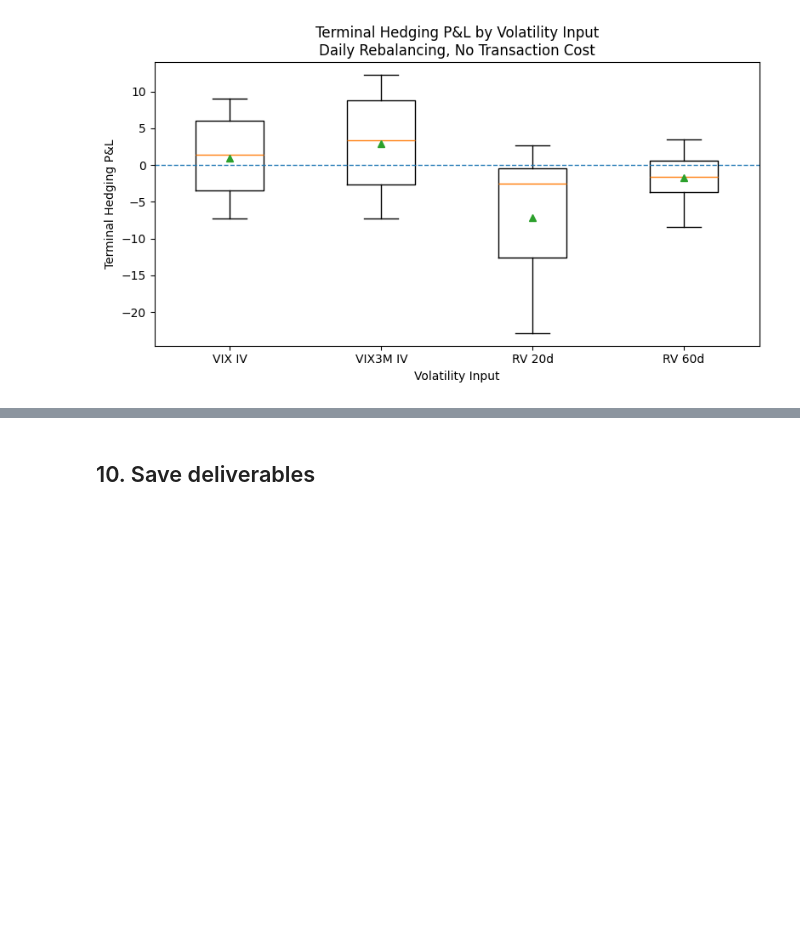
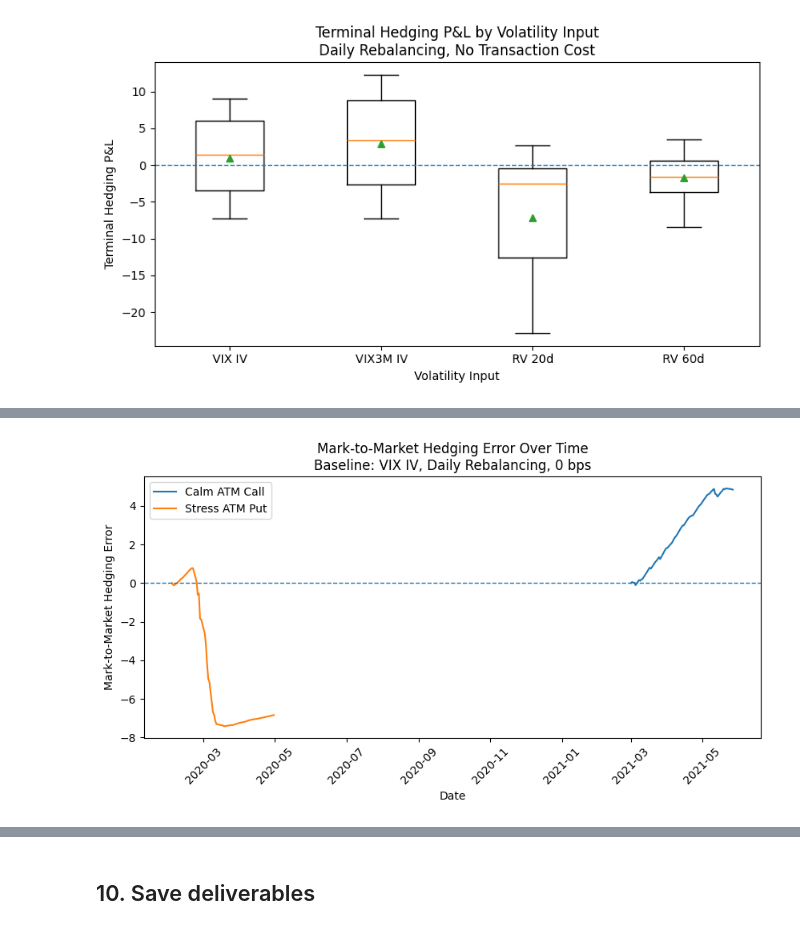
Before and after one commit to ChiiiZhanggg/5010-Project, a Jupyter notebook: black_scholes_model_UPDATED_JOB_C.ipynb, the cells around one changed output, grey strips where cells are left out. Drawn from its saved outputs; the diff is of its cells as text; code cells hidden in the pictures; blank space fills up the shorter version.

```diff
--- a/black_scholes_model_UPDATED_JOB_C.ipynb
+++ b/black_scholes_model_UPDATED_JOB_C.ipynb
@@ -1078,0 +1124,35 @@ plt.close()
+# %%
+# Supplementary Figure A1: mark-to-market hedging error over time
+import matplotlib.pyplot as plt
+
+baseline_mtm = hedge_performance_series[
+    (hedge_performance_series["row_type"] == "hedge_mark") &
+    (hedge_performance_series["vol_method"] == "iv_inception_vix") &
+    (hedge_performance_series["rebalance_frequency"] == "daily") &
+    (hedge_performance_series["transaction_cost_bps"] == 0.0)
+].copy()
+
+episode_map = {
+    "SPY_calm_C_ATM": "Calm ATM Call",
+    "SPY_stress_P_ATM": "Stress ATM Put"
+}
+
+plot_df = baseline_mtm[baseline_mtm["episode_id"].isin(episode_map.keys())].copy()
+
+plt.figure(figsize=(8.5, 4.8))
+for episode_id, label in episode_map.items():
+    sub = plot_df[plot_df["episode_id"] == episode_id].sort_values("date")
+    plt.plot(sub["date"], sub["mark_to_market_hedging_error"], label=label)
+
+plt.axhline(0, linestyle="--", linewidth=1)
+plt.title("Mark-to-Market Hedging Error Over Time\nBaseline: VIX IV, Daily Rebalancing, 0 bps")
+plt.xlabel("Date")
+plt.ylabel("Mark-to-Market Hedging Error")
+plt.legend()
+plt.xticks(rotation=45)
+plt.tight_layout()
+plt.savefig(FIG_DIR / "fig_mtm_error_over_time.png", dpi=300, bbox_inches="tight")
+plt.show()
+plt.close()
+# %% [output]
+[figure, added]
```
Also changed, not shown: parts of 5 cells of this notebook, 3 other files.
